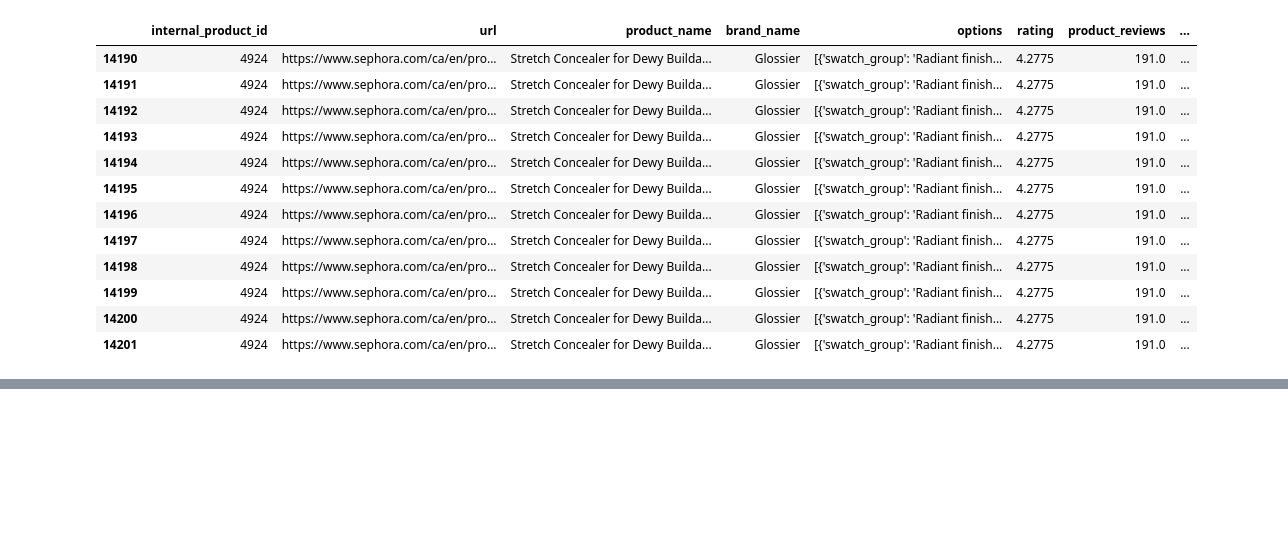
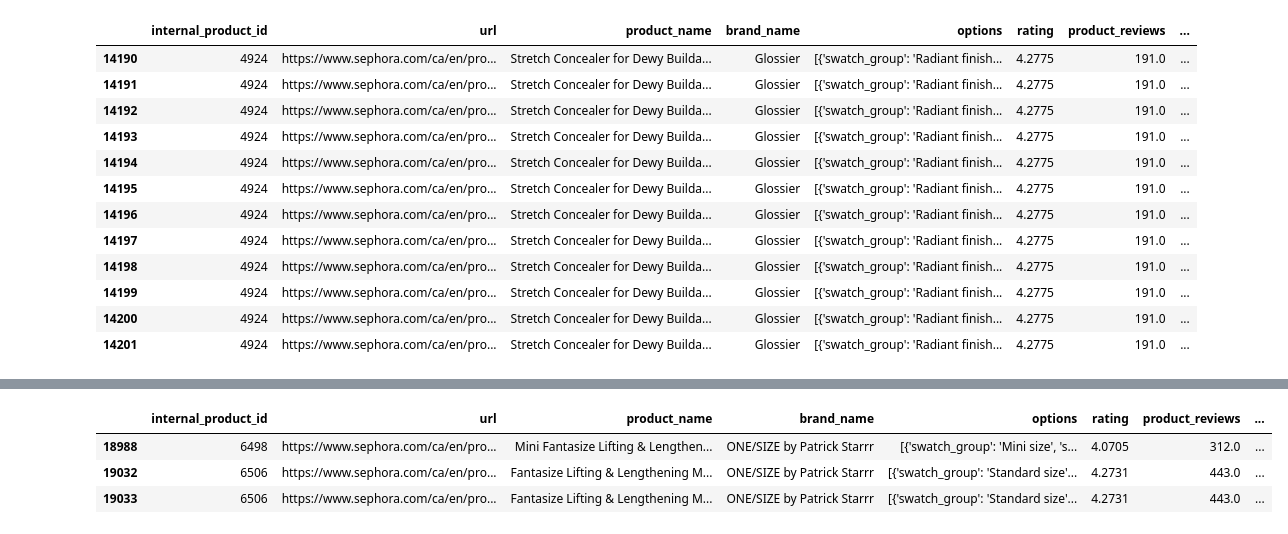
Before and after one commit to leblanchannah/value-cluster, a Jupyter notebook: cleaning.ipynb, the cells around one changed output, grey strips where cells are left out. Cells and saved outputs as stored; diff of their text form; code cells hidden in the pictures; blank space fills up the shorter version.

Commit message:
issue on sephora website with outlier product sizes, viz for mascara reveals this

```diff
--- a/cleaning.ipynb
+++ b/cleaning.ipynb
@@ -143,3 +143,17 @@ df_products['amount_single'], df_products['unit_single'] = df_products[df_produc
 df_products['url_path'], df_products['url_sku'], df_products['url_params'] =  df_products['url'].apply(parse_url_info).str
 df_products = df_products.drop_duplicates(subset=['brand_name','product_name','url_path', 'sku','price'], keep='last')
 df_products['amount_single']= df_products['amount_single'].astype(float)
+
+df_products.loc[df_products['amount_a'].isna(), 'amount_a'] = df_products['amount_single']
+df_products.loc[df_products['amount_a'].isna(), 'unit_a'] = df_products['unit_single']
+
+df_products = df_products.drop(['amount_single','unit_single'],axis=1)
+
+df_products['categories'] = df_products['categories'].fillna('   ')
+df_products['lvl_0_cat'], df_products['lvl_1_cat'], df_products['lvl_2_cat'] = df_products['categories'].str
+
+
+#
+#
+df_products['swatch_group'] = df_products['swatch_group'].str.replace('Matte finish - ',"")
+df_products['swatch_group'] = df_products['swatch_group'].str.replace('Natural finish - ',"")
@@ -179,0 +227,7 @@ df_products[(df_products['lvl_2_cat']=='Concealer') & (df_products['brand_name']
+# %%
+df_products[(df_products['brand_name']=='ONE/SIZE by Patrick Starrr') &(df_products['lvl_2_cat']=='Mascara')]
+# %% [output]
+|  | internal_product_id | url | product_name | brand_name | options | rating | product_reviews | ... |
+| 18988 | 6498 | https://www.sephora.com/ca/en/pro... | Mini Fantasize Lifting & Lengthen... | ONE/SIZE by Patrick Starrr | [{'swatch_group': 'Mini size', 's... | 4.0705 | 312.0 | ... |
+| 19032 | 6506 | https://www.sephora.com/ca/en/pro... | Fantasize Lifting & Lengthening M... | ONE/SIZE by Patrick Starrr | [{'swatch_group': 'Standard size'... | 4.2731 | 443.0 | ... |
+| 19033 | 6506 | https://www.sephora.com/ca/en/pro... | Fantasize Lifting & Lengthening M... | ONE/SIZE by Patrick Starrr | [{'swatch_group': 'Standard size'... | 4.2731 | 443.0 | ... |
```
Also changed, not shown: parts of 8 cells of this notebook.
